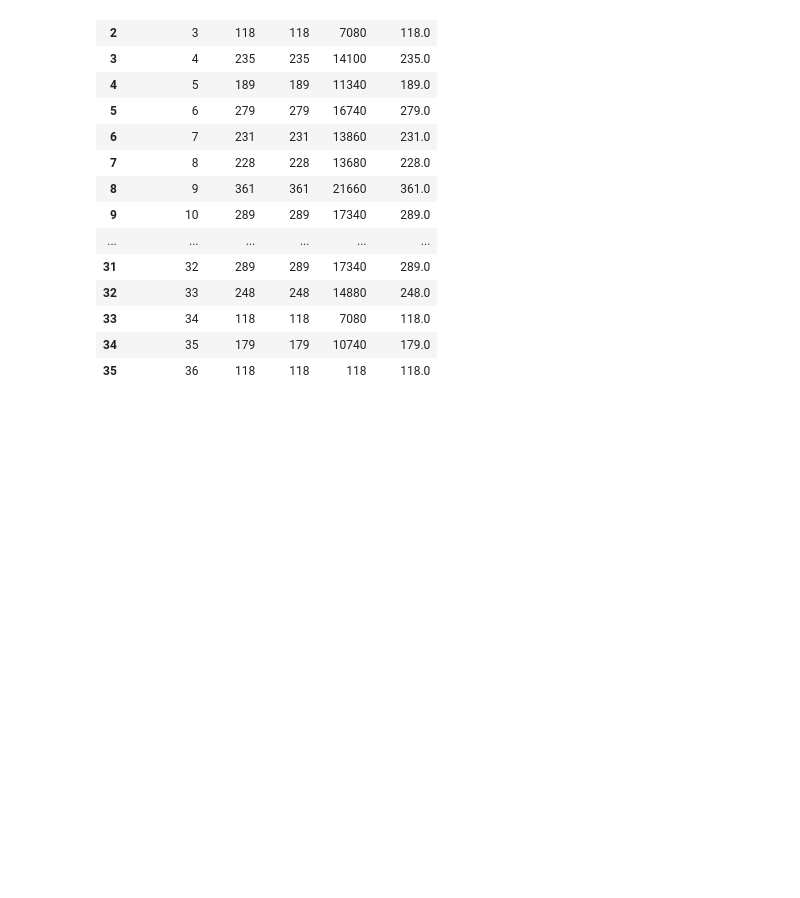
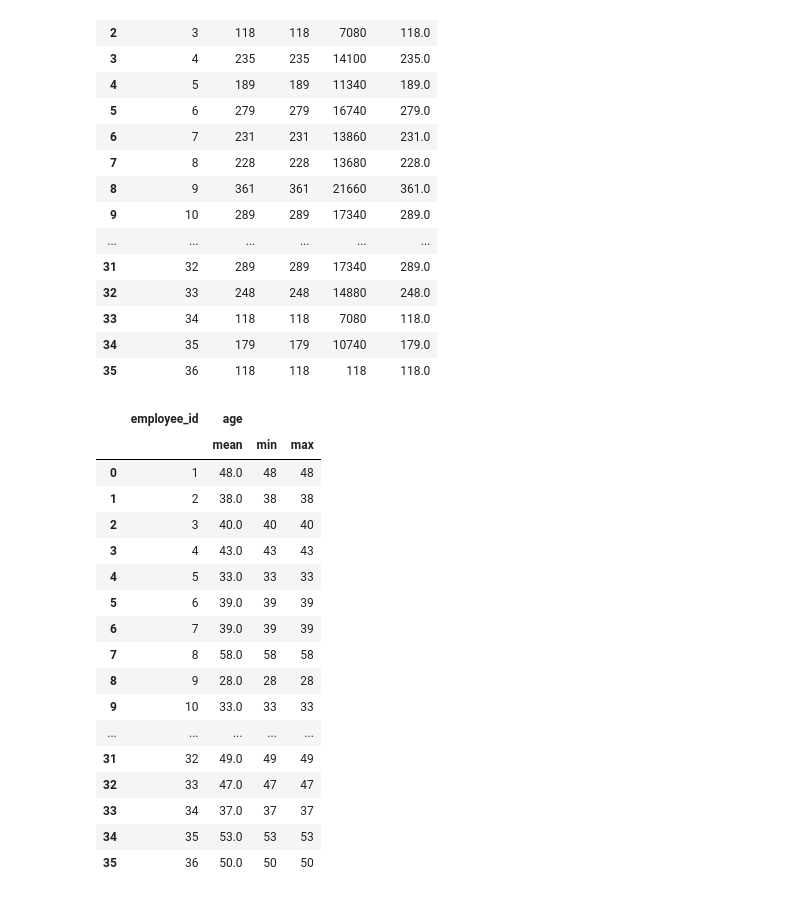
Before and after one commit to OskyRosky/Data-Manipulation-with-Python, a Jupyter notebook: Income/Summarising.ipynb, the cells around one changed output. Drawn from its saved outputs; the diff is of its cells as text; code cells hidden in the pictures; blank space fills up the shorter version.

```diff
--- a/Income/Summarising.ipynb
+++ b/Income/Summarising.ipynb
@@ -247,3 +247,24 @@ data1.groupby(['employee_id'])['transport_expense'].agg(max_tm='max', min_tm='mi
 | 33 | 34 | 118 | 118 | 7080 | 118.0 |
 | 34 | 35 | 179 | 179 | 10740 | 179.0 |
 | 35 | 36 | 118 | 118 | 118 | 118.0 |
+# %%
+data1.groupby(['employee_id']).agg({'age': ['mean', 'min', 'max']}).reset_index()
+# %% [output]
+|  | employee_id | age |  |  |
+|  |  | mean | min | max |
+| 0 | 1 | 48.0 | 48 | 48 |
+| 1 | 2 | 38.0 | 38 | 38 |
+| 2 | 3 | 40.0 | 40 | 40 |
+| 3 | 4 | 43.0 | 43 | 43 |
+| 4 | 5 | 33.0 | 33 | 33 |
+| 5 | 6 | 39.0 | 39 | 39 |
+| 6 | 7 | 39.0 | 39 | 39 |
+| 7 | 8 | 58.0 | 58 | 58 |
+| 8 | 9 | 28.0 | 28 | 28 |
+| 9 | 10 | 33.0 | 33 | 33 |
+| ... | ... | ... | ... | ... |
+| 31 | 32 | 49.0 | 49 | 49 |
+| 32 | 33 | 47.0 | 47 | 47 |
+| 33 | 34 | 37.0 | 37 | 37 |
+| 34 | 35 | 53.0 | 53 | 53 |
+| 35 | 36 | 50.0 | 50 | 50 |
```
